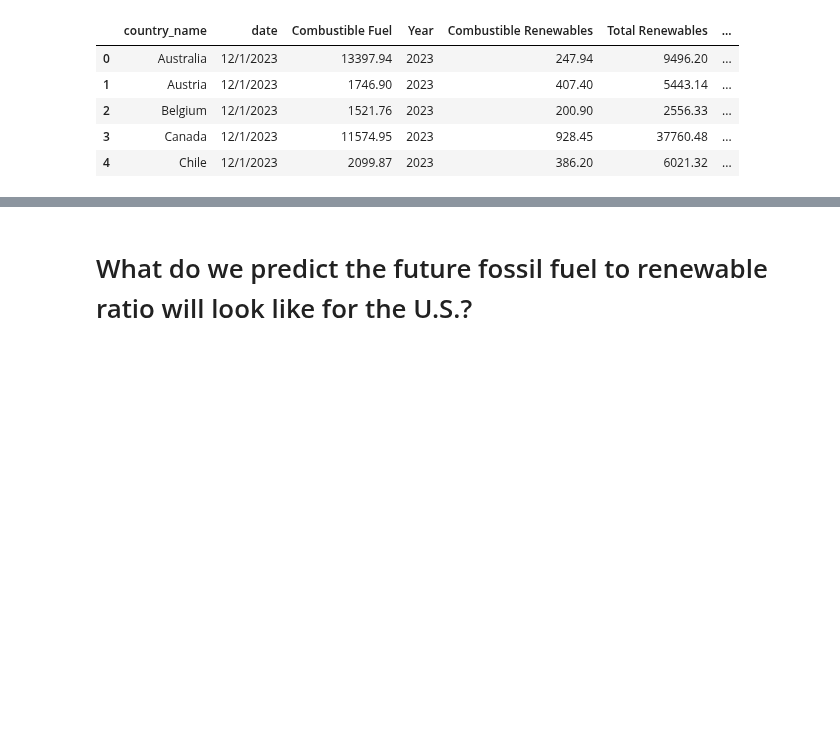
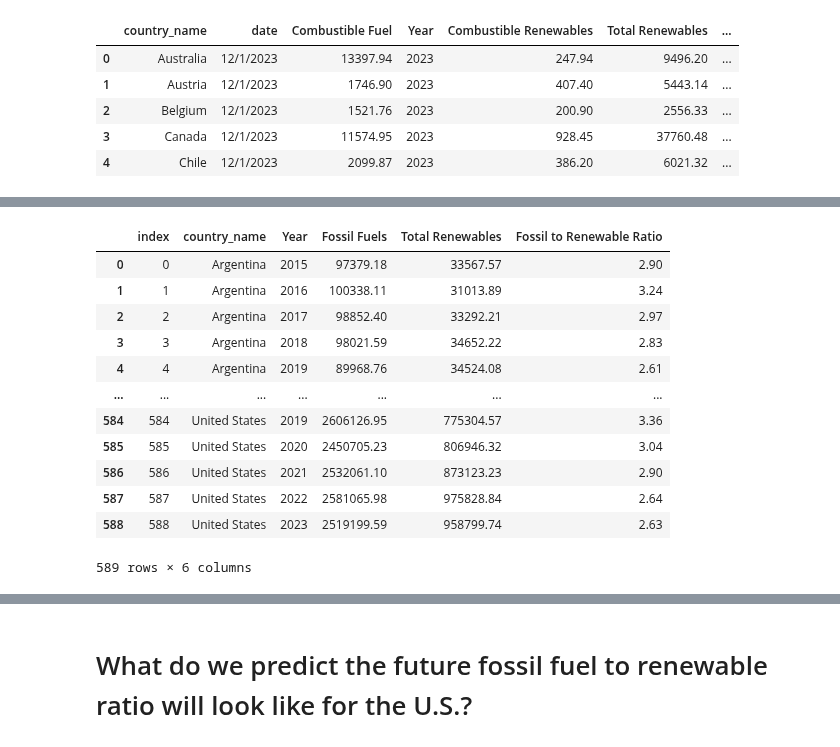
Before and after one commit to bburwinkel0721/Electric-Production, a Jupyter notebook: electricity_anaylsis.ipynb, the cells around one changed output, grey strips where cells are left out. Drawn from its saved outputs; the diff is of its cells as text; code cells hidden in the pictures; blank space fills up the shorter version.

```diff
--- a/electricity_anaylsis.ipynb
+++ b/electricity_anaylsis.ipynb
@@ -428,0 +449,21 @@ main_df.head()
+# %%
+# Create a column for fossil to renewable ratio
+fossil_renew_grouped_by_country_year['Fossil to Renewable Ratio'] = fossil_renew_grouped_by_country_year['Fossil Fuels']/fossil_renew_grouped_by_country_year['Total Renewables']
+fossil_renew_grouped_by_country_year = fossil_renew_grouped_by_country_year.reset_index()
+
+# Display dataframe
+fossil_renew_grouped_by_country_year
+# %% [output]
+|  | index | country_name | Year | Fossil Fuels | Total Renewables | Fossil to Renewable Ratio |
+| 0 | 0 | Argentina | 2015 | 97379.18 | 33567.57 | 2.90 |
+| 1 | 1 | Argentina | 2016 | 100338.11 | 31013.89 | 3.24 |
+| 2 | 2 | Argentina | 2017 | 98852.40 | 33292.21 | 2.97 |
+| 3 | 3 | Argentina | 2018 | 98021.59 | 34652.22 | 2.83 |
+| 4 | 4 | Argentina | 2019 | 89968.76 | 34524.08 | 2.61 |
+| ... | ... | ... | ... | ... | ... | ... |
+| 584 | 584 | United States | 2019 | 2606126.95 | 775304.57 | 3.36 |
+| 585 | 585 | United States | 2020 | 2450705.23 | 806946.32 | 3.04 |
+| 586 | 586 | United States | 2021 | 2532061.10 | 873123.23 | 2.90 |
+| 587 | 587 | United States | 2022 | 2581065.98 | 975828.84 | 2.64 |
+| 588 | 588 | United States | 2023 | 2519199.59 | 958799.74 | 2.63 |
+589 rows × 6 columns
```
Also changed, not shown: parts of 7 cells of this notebook.
